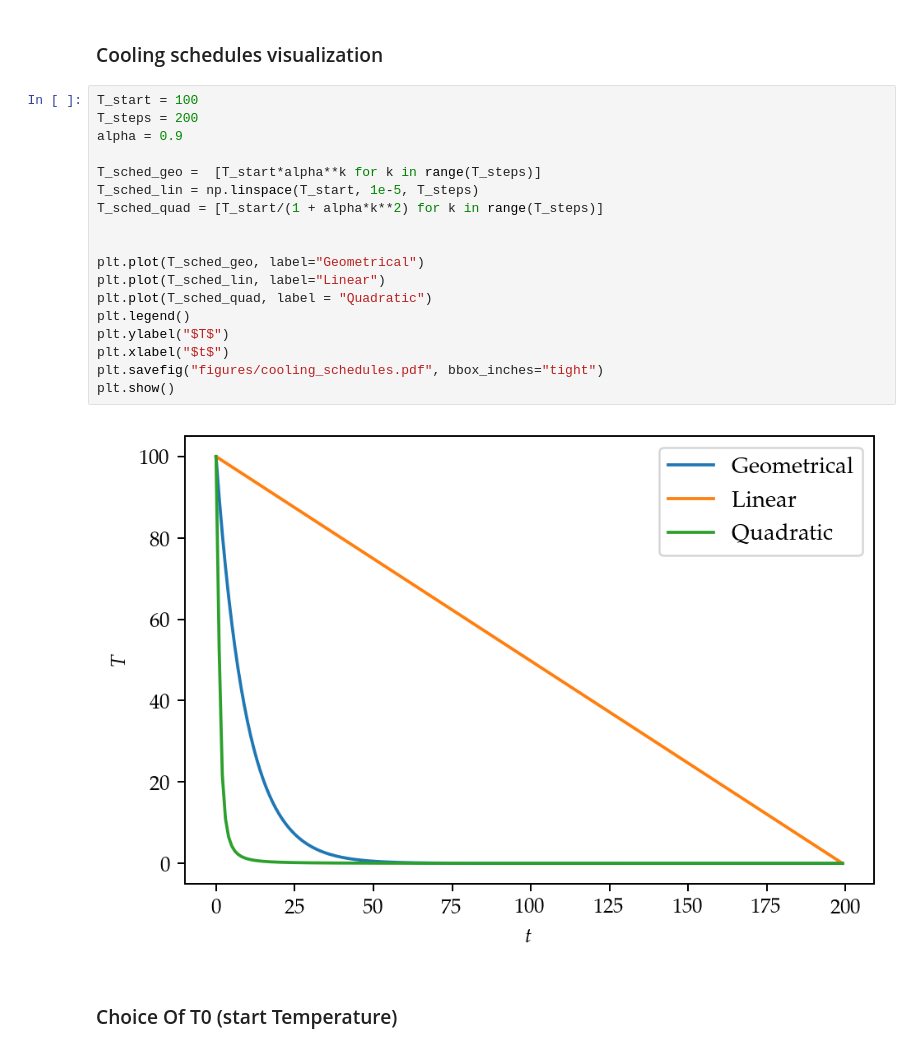
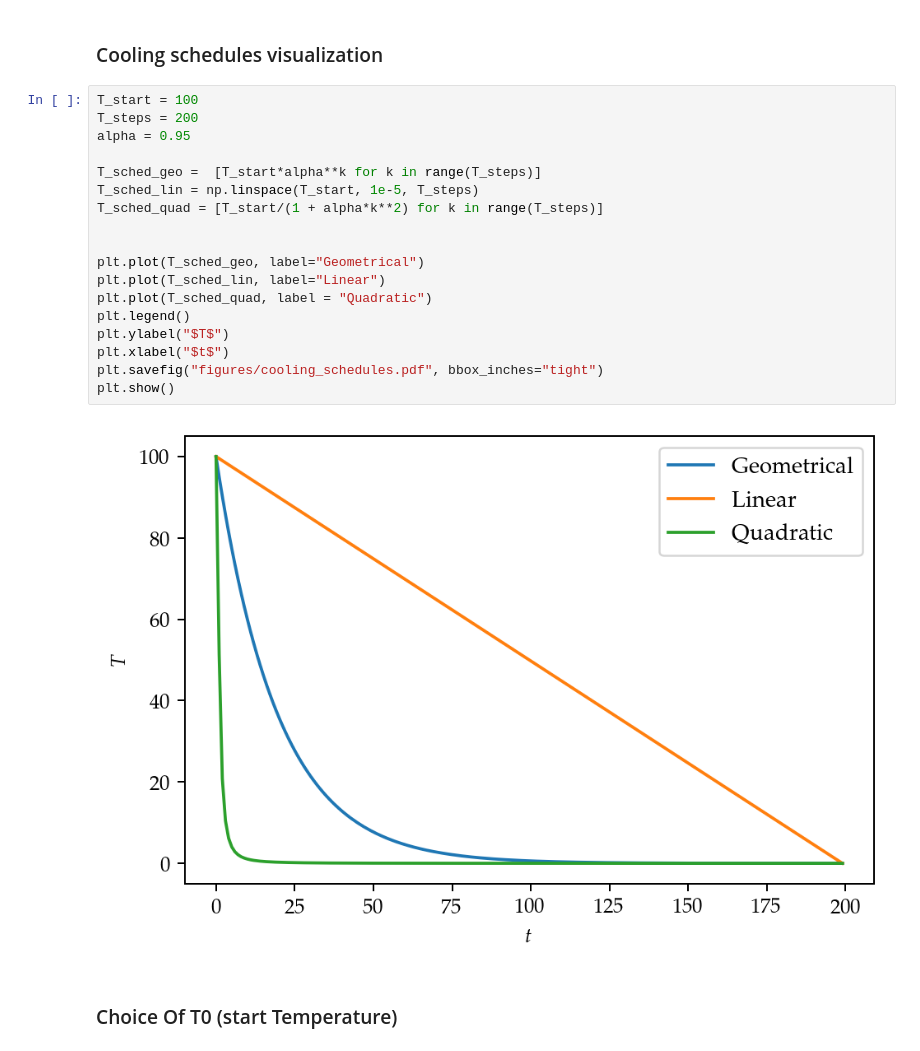
Before and after one commit to Maloup/stochastic-simulation-assignment3, a Jupyter notebook: Simulated Annealing Parameter Tuning.ipynb, the cells around one changed output. Saved outputs shown, nothing was run; the diff lists cells and outputs as text.

```diff
--- a/Simulated Annealing Parameter Tuning.ipynb
+++ b/Simulated Annealing Parameter Tuning.ipynb
@@ -37,23 +45,23 @@ plt.show()
 # %%
 T_start = 100
 T_steps = 200
-alpha = 0.9
+alpha = 0.95
 
 T_sched_geo =  [T_start*alpha**k for k in range(T_steps)]
 T_sched_lin = np.linspace(T_start, 1e-5, T_steps)
 T_sched_quad = [T_start/(1 + alpha*k**2) for k in range(T_steps)]
 
 
 plt.plot(T_sched_geo, label="Geometrical")
 plt.plot(T_sched_lin, label="Linear")
 plt.plot(T_sched_quad, label = "Quadratic")
 plt.legend()
 plt.ylabel("$T$")
 plt.xlabel("$t$")
 plt.savefig("figures/cooling_schedules.pdf", bbox_inches="tight")
 plt.show()
 # %% [output]
-[figure, old version]
+[figure, new version]
 # %% [markdown]
 ### Choice Of T0 (start Temperature)
 # %%
```
Also changed, not shown: parts of 12 cells of this notebook, 8 other files.
